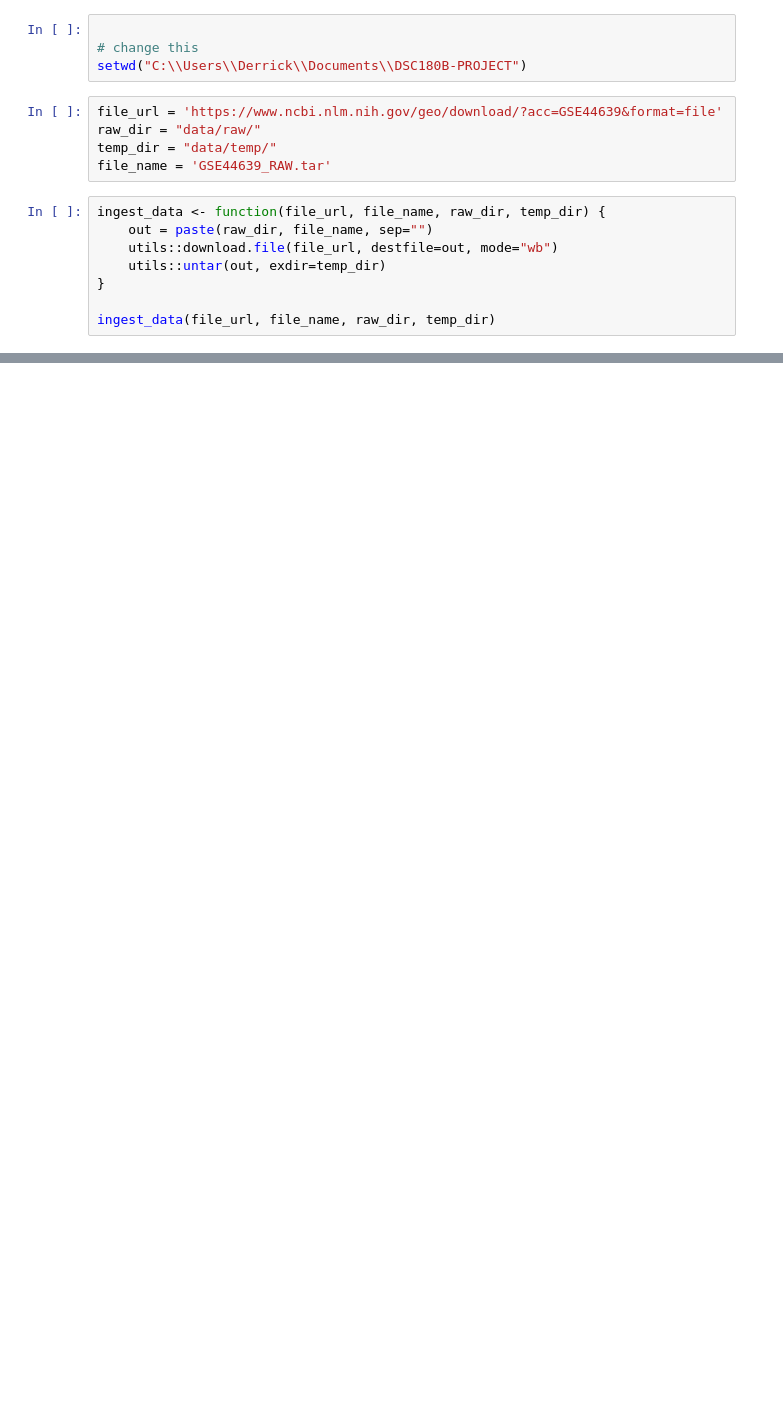
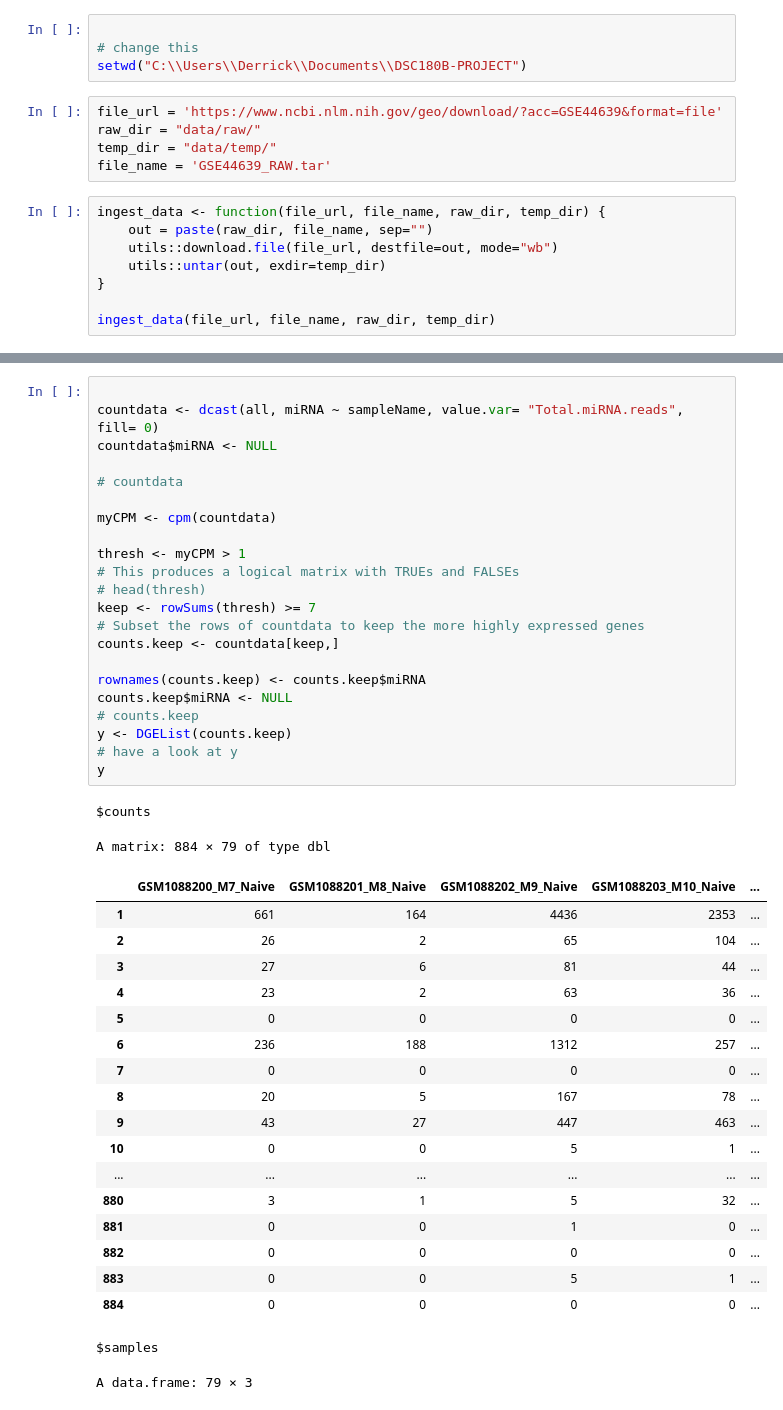
Before and after one commit to derrick56007/mirna_pre-t1d, a Jupyter notebook: notebooks/R_workspace.ipynb, the cells around one changed output, grey strips where cells are left out. Cells and saved outputs as stored; diff of their text form; blank space fills up the shorter version.

```diff
--- a/notebooks/R_workspace.ipynb
+++ b/notebooks/R_workspace.ipynb
@@ -158,0 +120,44 @@ A data.frame: 568 × 6
+# %%
+
+countdata <- dcast(all, miRNA ~ sampleName, value.var= "Total.miRNA.reads", fill= 0)
+countdata$miRNA <- NULL
+
+# countdata
+
+myCPM <- cpm(countdata)
+
+thresh <- myCPM > 1
+# This produces a logical matrix with TRUEs and FALSEs
+# head(thresh)
+keep <- rowSums(thresh) >= 7
+# Subset the rows of countdata to keep the more highly expressed genes
+counts.keep <- countdata[keep,]
+
+rownames(counts.keep) <- counts.keep$miRNA
+counts.keep$miRNA <- NULL
+# counts.keep
+y <- DGEList(counts.keep)
+# have a look at y
+y
+# %% [output]
+$counts
+A matrix: 884 × 79 of type dbl
+|  | GSM1088200_M7_Naive | GSM1088201_M8_Naive | GSM1088202_M9_Naive | GSM1088203_M10_Naive | ... |
+| 1 | 661 | 164 | 4436 | 2353 | ... |
+| 2 | 26 | 2 | 65 | 104 | ... |
+| 3 | 27 | 6 | 81 | 44 | ... |
+| 4 | 23 | 2 | 63 | 36 | ... |
+| 5 | 0 | 0 | 0 | 0 | ... |
+| 6 | 236 | 188 | 1312 | 257 | ... |
+| 7 | 0 | 0 | 0 | 0 | ... |
+| 8 | 20 | 5 | 167 | 78 | ... |
+| 9 | 43 | 27 | 447 | 463 | ... |
+| 10 | 0 | 0 | 5 | 1 | ... |
+| ... | ... | ... | ... | ... | ... |
+| 880 | 3 | 1 | 5 | 32 | ... |
+| 881 | 0 | 0 | 1 | 0 | ... |
+| 882 | 0 | 0 | 0 | 0 | ... |
+| 883 | 0 | 0 | 5 | 1 | ... |
+| 884 | 0 | 0 | 0 | 0 | ... |
+$samples
+A data.frame: 79 × 3
```
Also changed, not shown: parts of 18 cells of this notebook, 1 other file.
